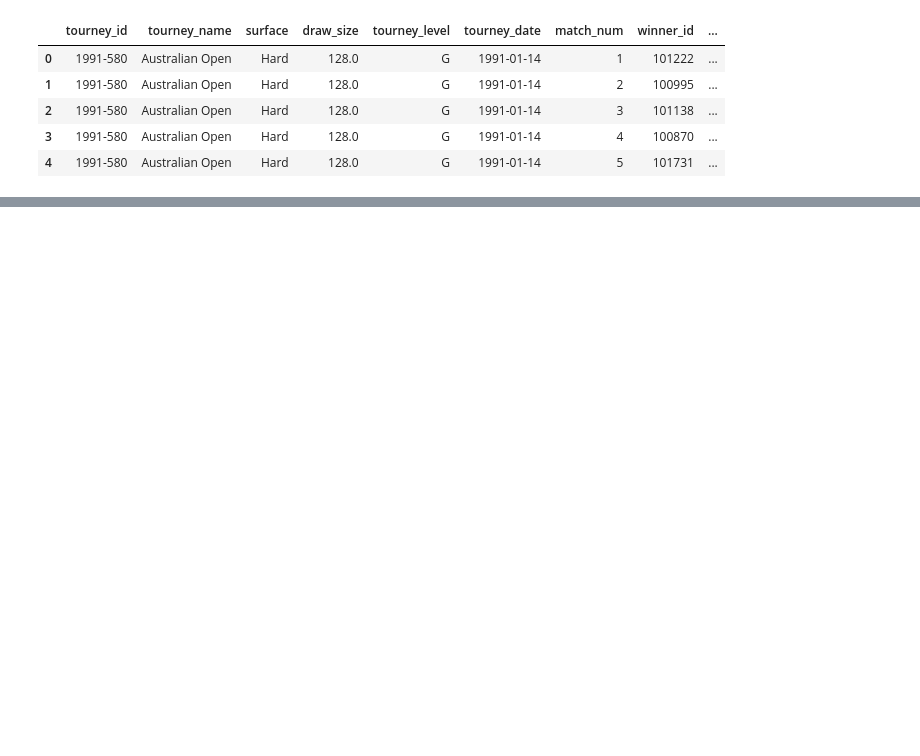
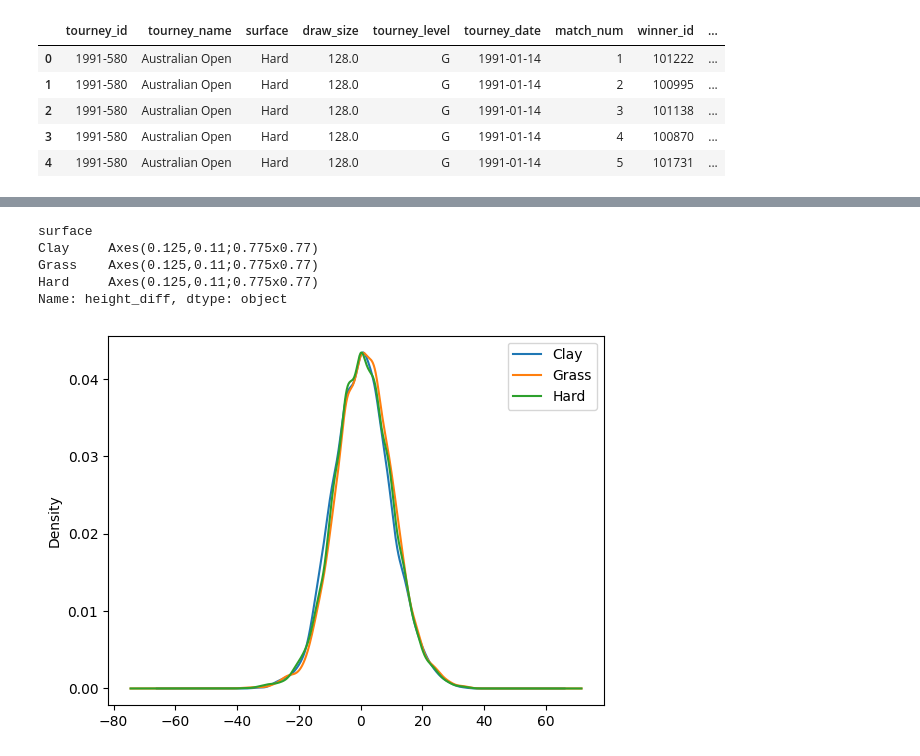
Before and after one commit to Tesserxt/ATP-Tennis, a Jupyter notebook: Notebooks/02_feature_engineering_eda.ipynb, the cells around one changed output, grey strips where cells are left out. Cells and saved outputs as stored; diff of their text form; code cells hidden in the pictures; blank space fills up the shorter version.

```diff
--- a/Notebooks/02_feature_engineering_eda.ipynb
+++ b/Notebooks/02_feature_engineering_eda.ipynb
@@ -77,0 +136,9 @@ gdf
+# %%
+gdf.groupby('surface')['height_diff'].plot(kind='kde', legend=True)
+# %% [output]
+surface
+Clay     Axes(0.125,0.11;0.775x0.77)
+Grass    Axes(0.125,0.11;0.775x0.77)
+Hard     Axes(0.125,0.11;0.775x0.77)
+Name: height_diff, dtype: object
+[figure, added]
```
Also changed, not shown: parts of 18 cells of this notebook.
